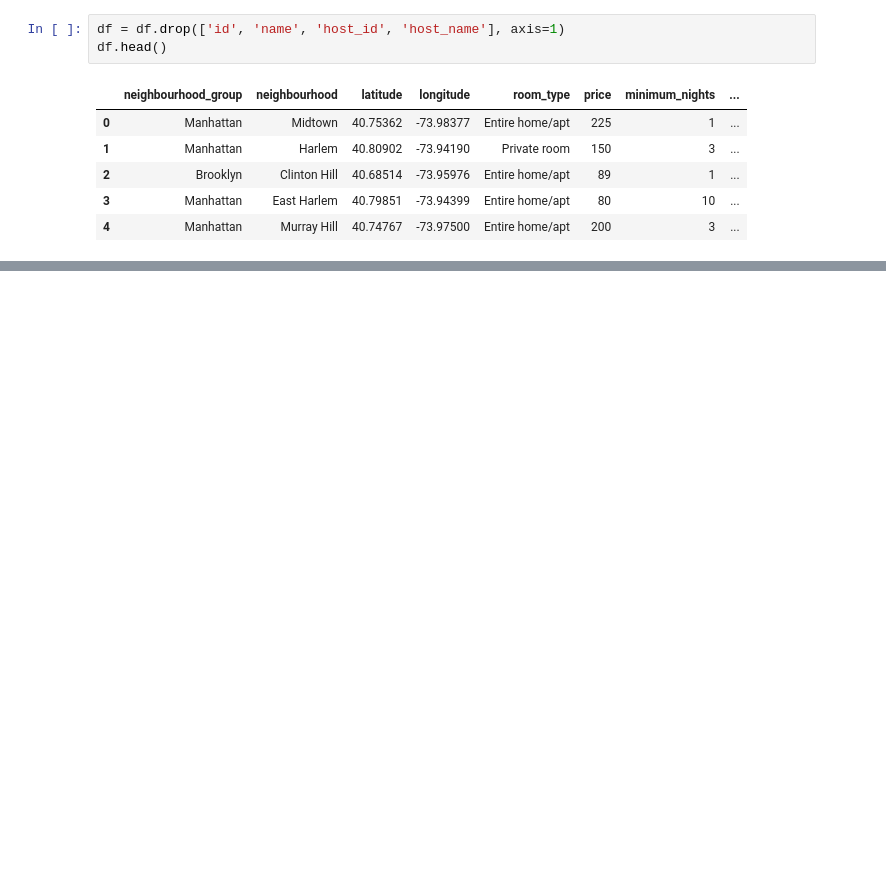
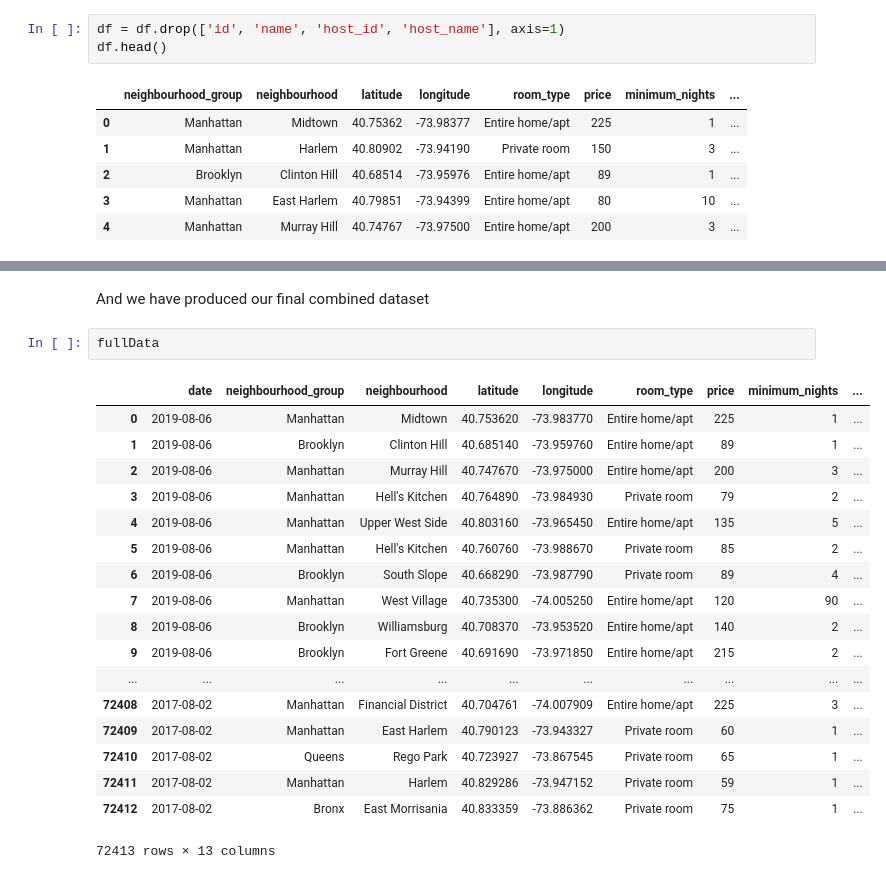
Before and after one commit to AndreKurait/EECS-731-Project-1, a Jupyter notebook: CombiningData.ipynb, the cells around one changed output, grey strips where cells are left out. Drawn from its saved outputs; the diff is of its cells as text; blank space fills up the shorter version.

```diff
--- a/CombiningData.ipynb
+++ b/CombiningData.ipynb
@@ -85,0 +134,23 @@ data
+# %% [markdown]
+And we have produced our final combined dataset
+# %%
+fullData
+# %% [output]
+|  | date | neighbourhood_group | neighbourhood | latitude | longitude | room_type | price | minimum_nights | ... |
+| 0 | 2019-08-06 | Manhattan | Midtown | 40.753620 | -73.983770 | Entire home/apt | 225 | 1 | ... |
+| 1 | 2019-08-06 | Brooklyn | Clinton Hill | 40.685140 | -73.959760 | Entire home/apt | 89 | 1 | ... |
+| 2 | 2019-08-06 | Manhattan | Murray Hill | 40.747670 | -73.975000 | Entire home/apt | 200 | 3 | ... |
+| 3 | 2019-08-06 | Manhattan | Hell's Kitchen | 40.764890 | -73.984930 | Private room | 79 | 2 | ... |
+| 4 | 2019-08-06 | Manhattan | Upper West Side | 40.803160 | -73.965450 | Entire home/apt | 135 | 5 | ... |
+| 5 | 2019-08-06 | Manhattan | Hell's Kitchen | 40.760760 | -73.988670 | Private room | 85 | 2 | ... |
+| 6 | 2019-08-06 | Brooklyn | South Slope | 40.668290 | -73.987790 | Private room | 89 | 4 | ... |
+| 7 | 2019-08-06 | Manhattan | West Village | 40.735300 | -74.005250 | Entire home/apt | 120 | 90 | ... |
+| 8 | 2019-08-06 | Brooklyn | Williamsburg | 40.708370 | -73.953520 | Entire home/apt | 140 | 2 | ... |
+| 9 | 2019-08-06 | Brooklyn | Fort Greene | 40.691690 | -73.971850 | Entire home/apt | 215 | 2 | ... |
+| ... | ... | ... | ... | ... | ... | ... | ... | ... | ... |
+| 72408 | 2017-08-02 | Manhattan | Financial District | 40.704761 | -74.007909 | Entire home/apt | 225 | 3 | ... |
+| 72409 | 2017-08-02 | Manhattan | East Harlem | 40.790123 | -73.943327 | Private room | 60 | 1 | ... |
+| 72410 | 2017-08-02 | Queens | Rego Park | 40.723927 | -73.867545 | Private room | 65 | 1 | ... |
+| 72411 | 2017-08-02 | Manhattan | Harlem | 40.829286 | -73.947152 | Private room | 59 | 1 | ... |
+| 72412 | 2017-08-02 | Bronx | East Morrisania | 40.833359 | -73.886362 | Private room | 75 | 1 | ... |
+72413 rows × 13 columns
```
Also changed, not shown: parts of 22 cells of this notebook.
